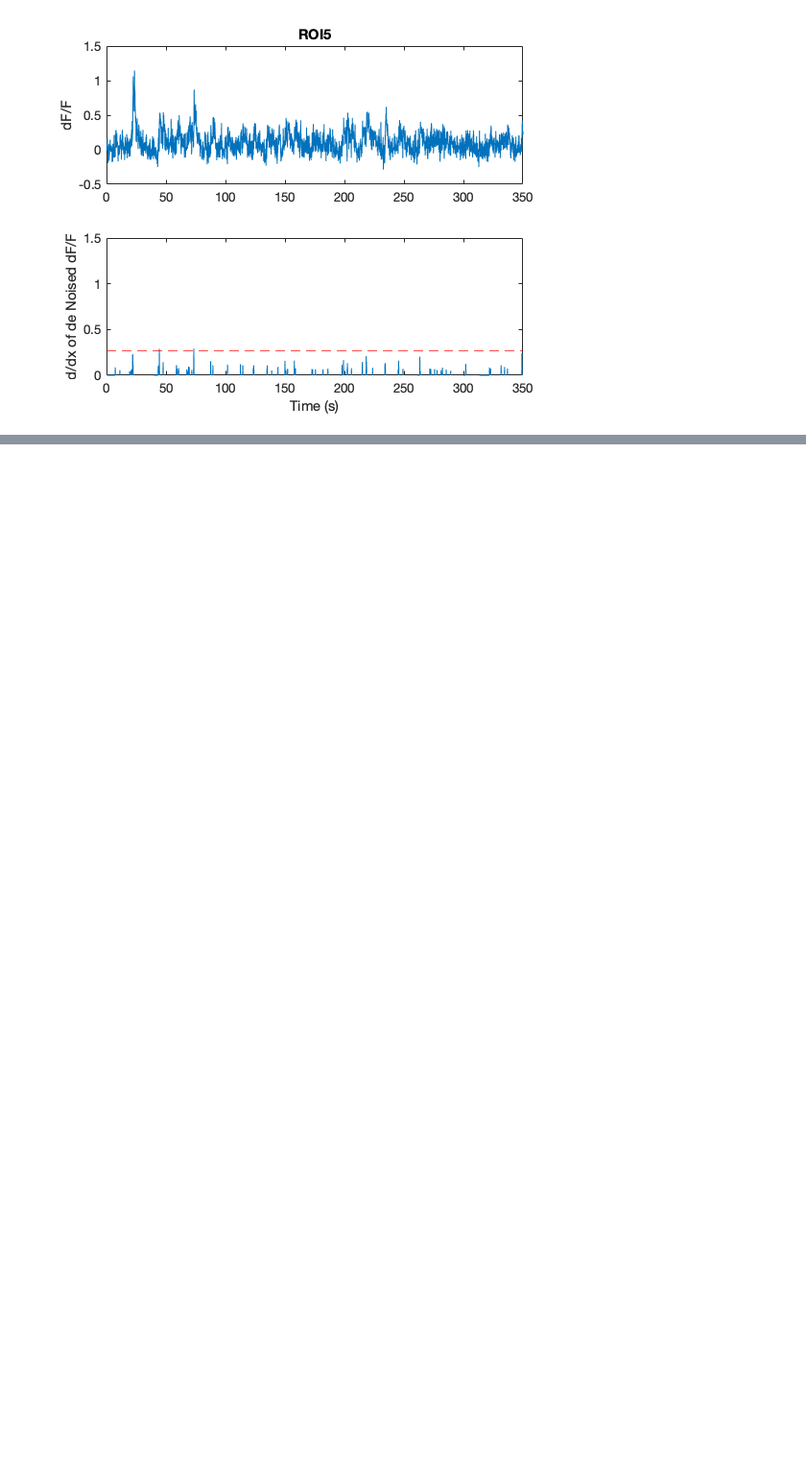
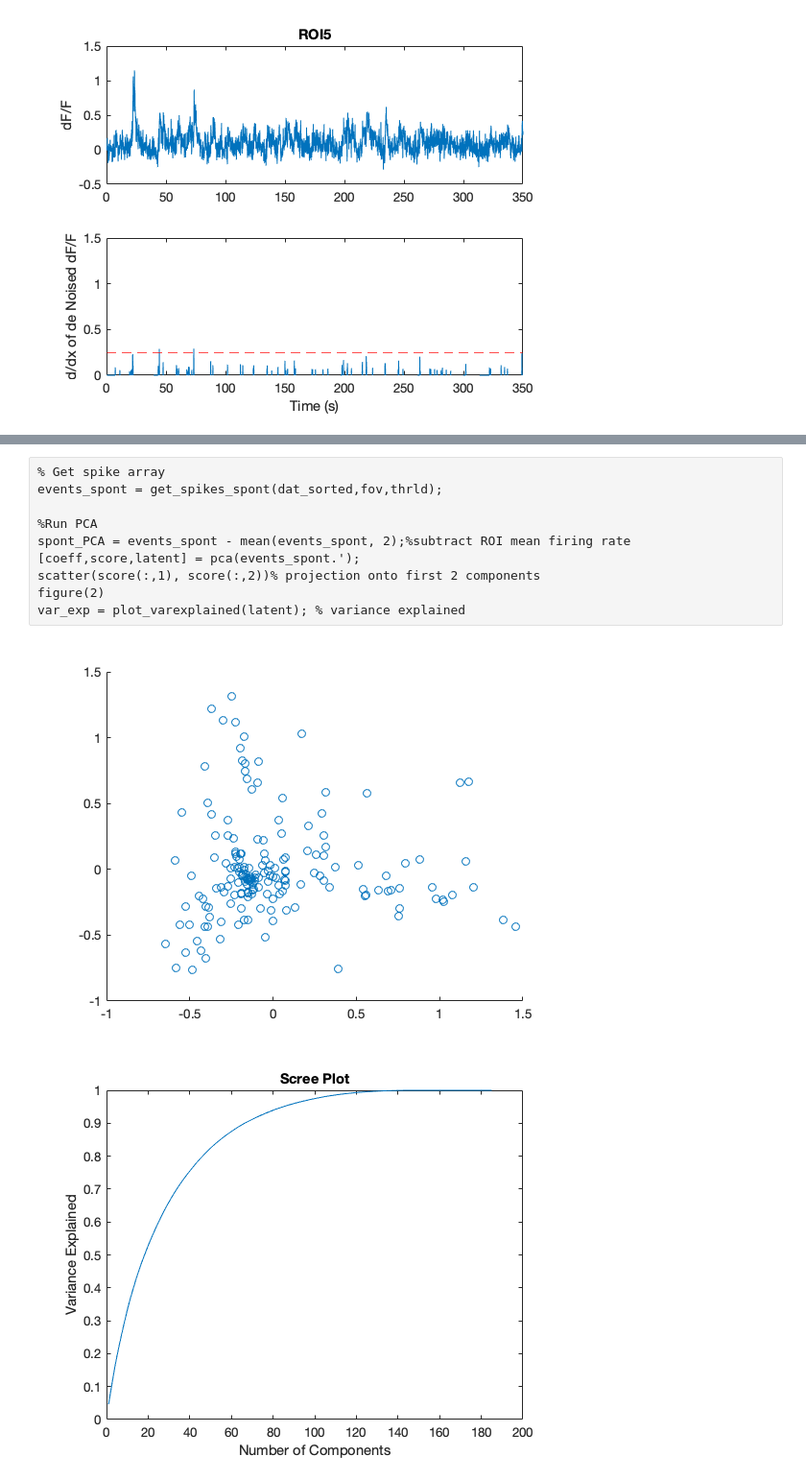
Before and after one commit to neurogomez/neural_ensemble_identification, a Jupyter notebook: SpikeInference.ipynb, the cells around one changed output, grey strips where cells are left out. Shown: that part at 96% size. Drawn from its saved outputs; the diff is of its cells as text; blank space fills up the shorter version.

```diff
--- a/SpikeInference.ipynb
+++ b/SpikeInference.ipynb
@@ -54,0 +119,13 @@ plot_thrld(data, frameRate,5, 0.25)
+# %%
+% Get spike array
+events_spont = get_spikes_spont(dat_sorted,fov,thrld);
+
+%Run PCA
+spont_PCA = events_spont - mean(events_spont, 2);%subtract ROI mean firing rate
+[coeff,score,latent] = pca(events_spont.');
+scatter(score(:,1), score(:,2))% projection onto first 2 components
+figure(2)
+var_exp = plot_varexplained(latent); % variance explained
+# %% [output]
+[figure, added]
+[figure, added]
```
Also changed, not shown: parts of 13 cells of this notebook, 8 other files.
